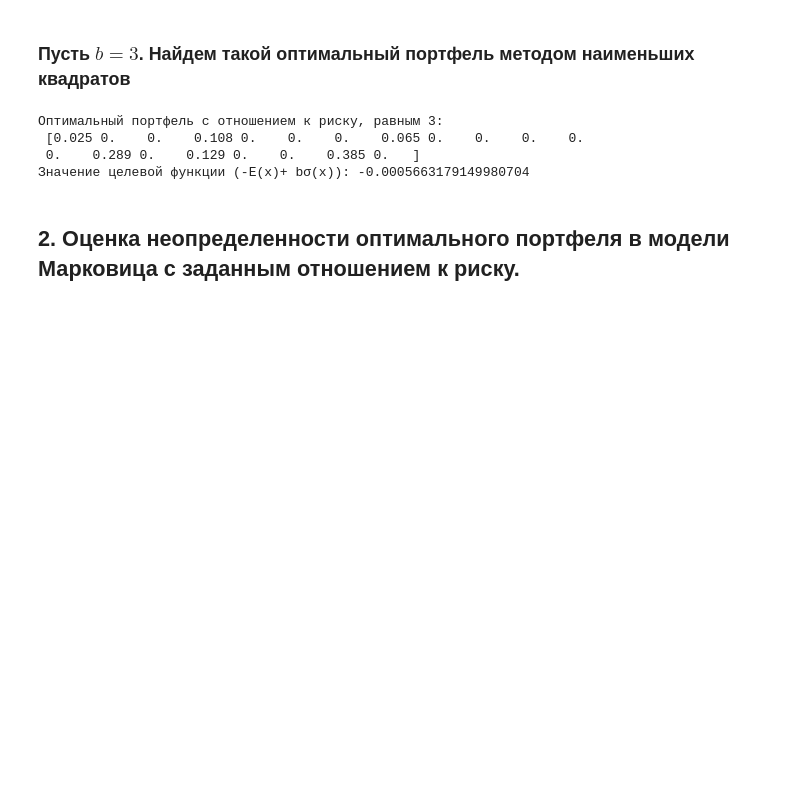
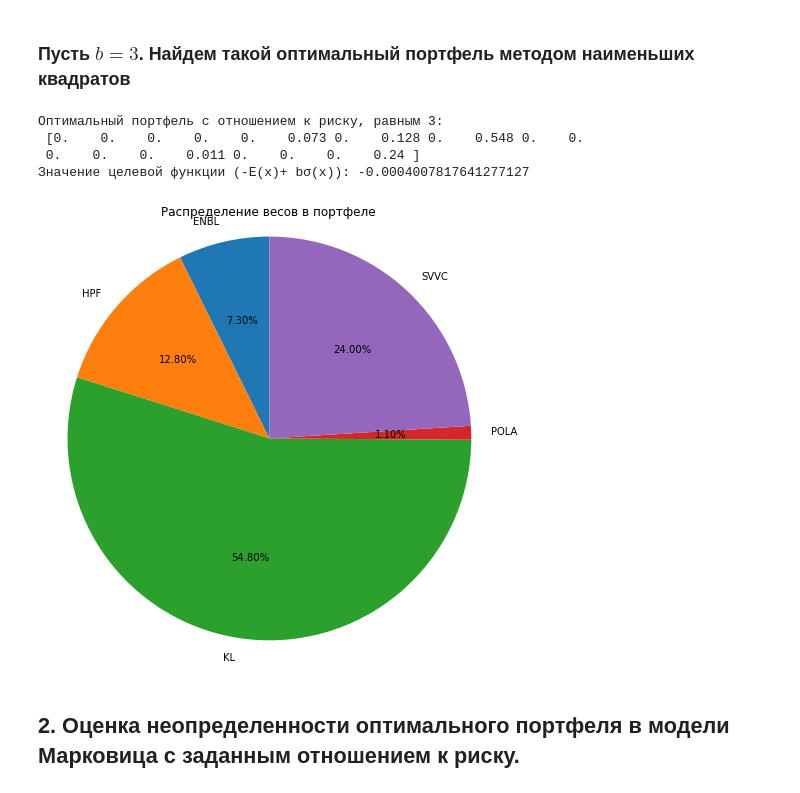
Before and after one commit to dselivanovskaya/Finance-operations-research-lab-3, a Jupyter notebook: lab-3.ipynb, the cells around one changed output. Cells and saved outputs as stored; diff of their text form; code cells hidden in the pictures; blank space fills up the shorter version.

```diff
--- a/lab-3.ipynb
+++ b/lab-3.ipynb
@@ -23,11 +23,14 @@ from IPython.display import clear_output
 #### Вспомогательные функции:
 # %%
 # загрузка данных либо с yahoo finance, либо из локального файла
-def download_data(tickers_list, year, local_file=False):
+def download_data(tickers_list, year, local_file=False, dropna=True):
     if not local_file:
         data = yf.download(tickers_list, f'{year}-01-01',f'{year}-12-31') # !
     else:
         data = pd.read_pickle('ticker_data')
+
+    if dropna:
+        data.dropna(axis=1, inplace=True)
 
     adj_close = data['Adj Close']
     tickers = adj_close.columns
@@ -179,11 +182,15 @@ def calc_portfolio_volatility(x, cov_matrix):
 ### Выберем первые 20 акций по капитализации из списка компаний, формирующих индекс Nasdaq-100.
 Этот индекс включает в себя 100 крупнейших по капитализации компаний, акции которых торгуются на бирже NASDAQ.
 # %%
-tickers = pd.read_csv("nasdaq-100_tickers.csv", header=None) # TODO: найти невырожденную матрицу
-#tickers = pd.read_csv("nasdaq_screener.csv", header=None)
+N = 20
+
+#tickers = pd.read_csv("nasdaq-100_tickers.csv", header=None) # TODO: найти невырожденную матрицу
+tickers = pd.read_csv("nasdaq_screener.csv", header=None)
 tickers = list(tickers[0].to_numpy())
-np.random.seed(425)
+np.random.seed(69)
 np.random.shuffle(tickers)
-tickers20 = tickers[0:20] # det=0
-log_returns = download_data(tickers20, year="2018")
+tickers100 = tickers[0:50] # пытаемся загрузить 100 случайных, так как некоторые могут отсутствовать
+log_returns = download_data(tickers100, year="2018").iloc[:, 0:N] # отбираем первые 20
+
+tickers20 = log_returns.columns.to_numpy()
 # %% [output]
@@ -277,14 +300,31 @@ def find_optimal_portfolio(objective_function, args, n_stocks, decimals=4, short
         return
 # %%
 b = 3
-x_opt, opt_utility_function = find_optimal_portfolio(calc_utility_function, (means, cov_mat, b), n_stocks=means.shape[0], decimals=3, short_sales=False)
+x_opt, utility_function_opt = find_optimal_portfolio(calc_utility_function,
+                                                     (means, cov_mat, b),
+                                                     n_stocks=means.shape[0],
+                                                     decimals=3,
+                                                     short_sales=False)
+
 print(f"Оптимальный портфель с отношением к риску, равным {b}: \n {x_opt}")
-print(f"Значение целевой функции (-E(x)+ bσ(x)): {opt_utility_function}")
+print(f"Значение целевой функции (-E(x)+ bσ(x)): {utility_function_opt}")
+
+# pie plot
+fig1, ax1 = plt.subplots(figsize=(8, 8))
+ax1.pie(x_opt[np.where(x_opt != 0)],
+        labels=tickers20[np.where(x_opt != 0)],
+        autopct='%.2f%%',
+        #shadow=True,
+        startangle=90)
+ax1.axis('equal')  # Equal aspect ratio ensures that pie is drawn as a circle.
+plt.title("Распределение весов в портфеле")
+plt.show()
 # %% [output]
 Оптимальный портфель с отношением к риску, равным 3:
- [0.025 0.    0.    0.108 0.    0.    0.    0.065 0.    0.    0.    0.
- 0.    0.289 0.    0.129 0.    0.    0.385 0.   ]
-Значение целевой функции (-E(x)+ bσ(x)): -0.0005663179149980704
+ [0.    0.    0.    0.    0.    0.073 0.    0.128 0.    0.548 0.    0.
+ 0.    0.    0.    0.011 0.    0.    0.    0.24 ]
+Значение целевой функции (-E(x)+ bσ(x)): -0.0004007817641277127
+[figure, added]
 # %% [markdown]
 ## 2. Оценка неопределенности оптимального портфеля в модели Марковица с заданным отношением к риску.
 # %% [markdown]
```
Also changed, not shown: parts of 6 cells of this notebook.
